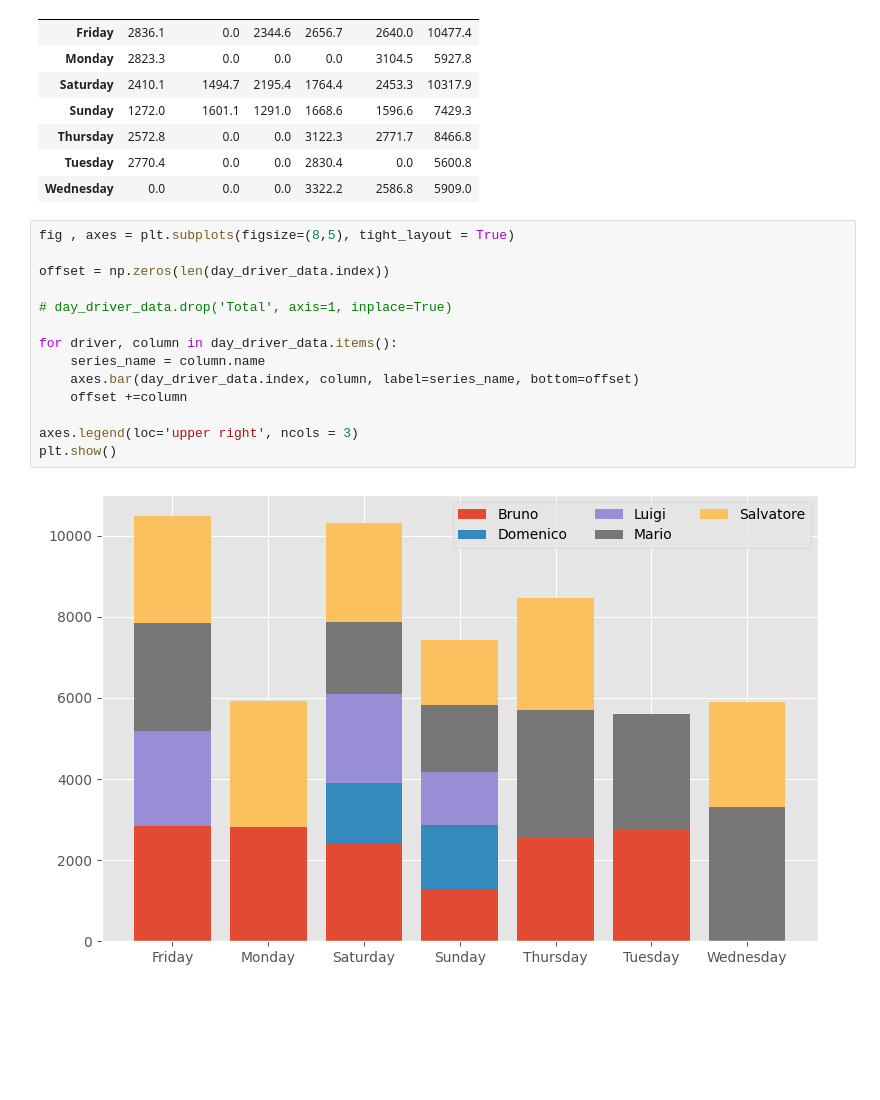
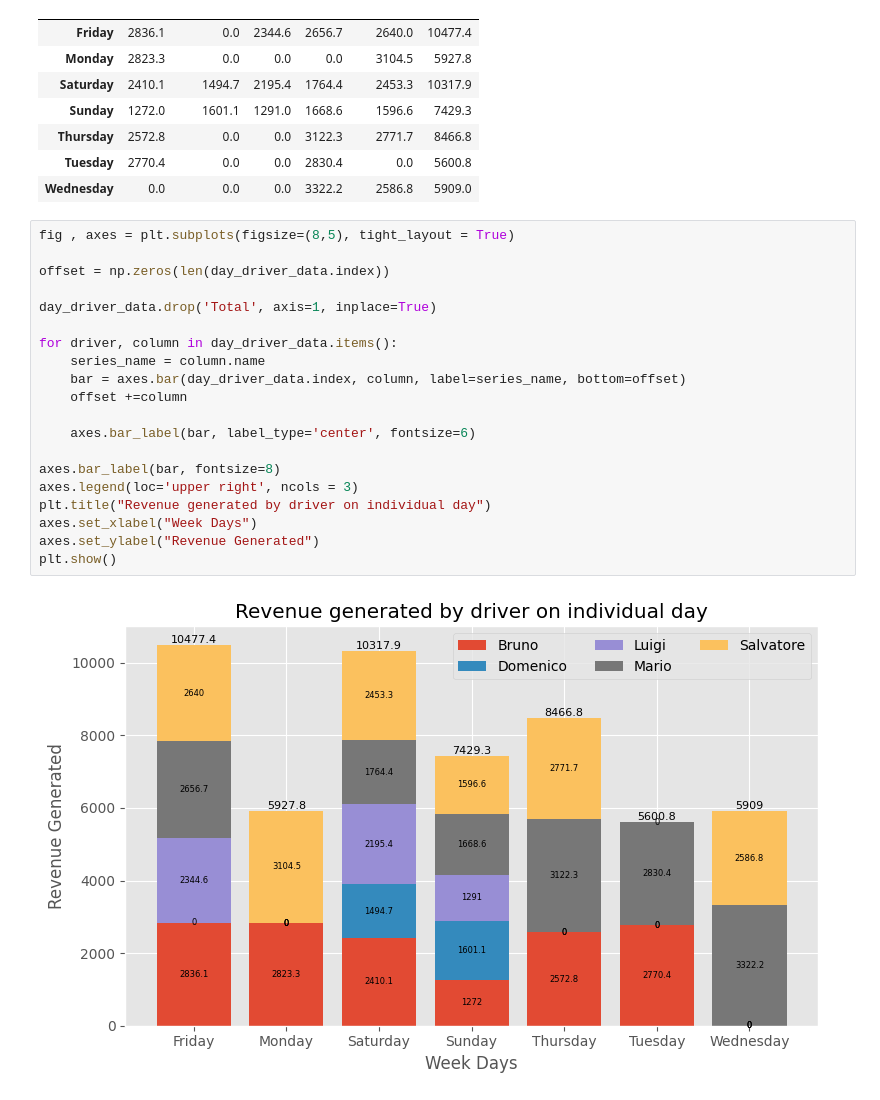
Before and after one commit to abhisunny2610/Data-Science, a Jupyter notebook: Visualization/Pizza Delivery Visualization.ipynb, the cells around one changed output. Drawn from its saved outputs; the diff is of its cells as text; blank space fills up the shorter version.

```diff
--- a/Visualization/Pizza Delivery Visualization.ipynb
+++ b/Visualization/Pizza Delivery Visualization.ipynb
@@ -456,16 +458,22 @@ day_driver_data
 # %%
 fig , axes = plt.subplots(figsize=(8,5), tight_layout = True)
 
 offset = np.zeros(len(day_driver_data.index))
 
-# day_driver_data.drop('Total', axis=1, inplace=True)
+day_driver_data.drop('Total', axis=1, inplace=True)
 
 for driver, column in day_driver_data.items():
     series_name = column.name
-    axes.bar(day_driver_data.index, column, label=series_name, bottom=offset)
+    bar = axes.bar(day_driver_data.index, column, label=series_name, bottom=offset)
     offset +=column
 
+    axes.bar_label(bar, label_type='center', fontsize=6)
+
+axes.bar_label(bar, fontsize=8)
 axes.legend(loc='upper right', ncols = 3)
+plt.title("Revenue generated by driver on individual day")
+axes.set_xlabel("Week Days")
+axes.set_ylabel("Revenue Generated")
 plt.show()
 # %% [output]
-[figure, old version]
+[figure, new version]
```
Also changed, not shown: parts of 5 cells of this notebook.
